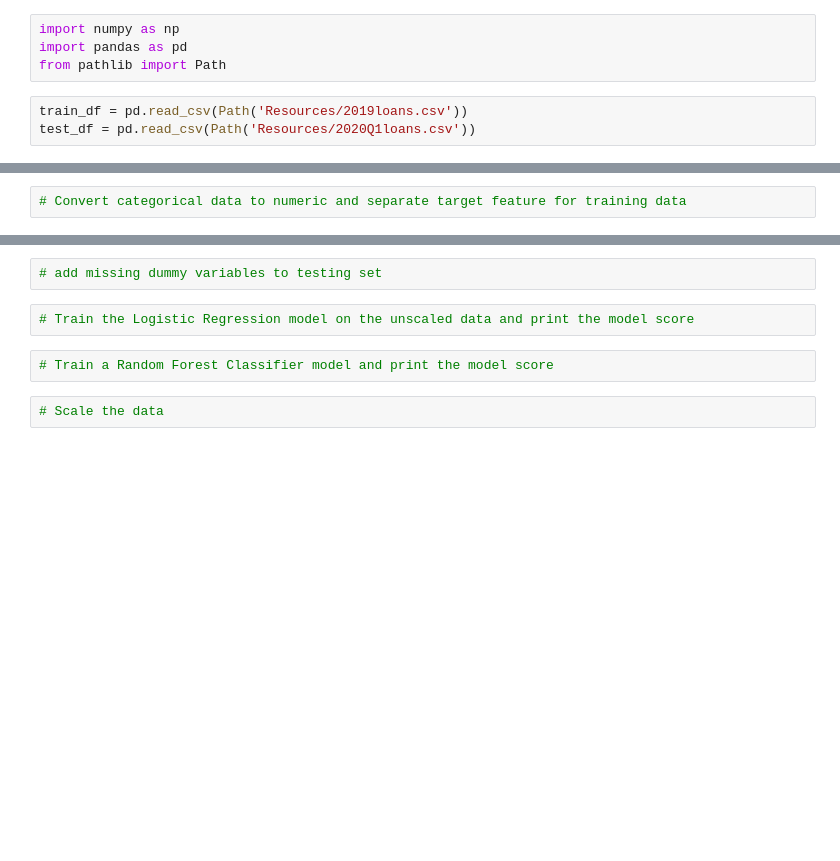
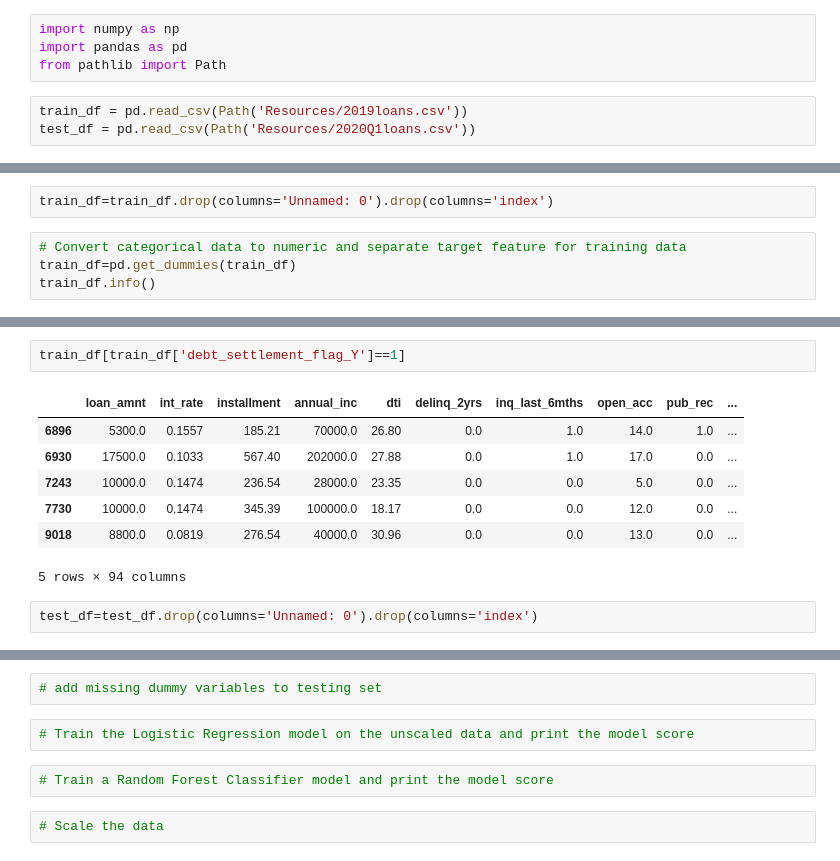
Before and after one commit to SColson82/Credit_Risk_Prediction, a Jupyter notebook: Credit Risk Evaluator.ipynb, the cells around one changed output, grey strips where cells are left out. Saved outputs shown, nothing was run; the diff lists cells and outputs as text; blank space fills up the shorter version.

```diff
--- a/Credit Risk Evaluator.ipynb
+++ b/Credit Risk Evaluator.ipynb
@@ -8,2 +49,6 @@ test_df = pd.read_csv(Path('Resources/2020Q1loans.csv'))
+# %%
+train_df=train_df.drop(columns='Unnamed: 0').drop(columns='index')
 # %%
 # Convert categorical data to numeric and separate target feature for training data
+train_df=pd.get_dummies(train_df)
+train_df.info()
@@ -10,2 +73,14 @@ test_df = pd.read_csv(Path('Resources/2020Q1loans.csv'))
+# %%
+train_df[train_df['debt_settlement_flag_Y']==1]
+# %% [output]
+|  | loan_amnt | int_rate | installment | annual_inc | dti | delinq_2yrs | inq_last_6mths | open_acc | pub_rec | ... |
+| 6896 | 5300.0 | 0.1557 | 185.21 | 70000.0 | 26.80 | 0.0 | 1.0 | 14.0 | 1.0 | ... |
+| 6930 | 17500.0 | 0.1033 | 567.40 | 202000.0 | 27.88 | 0.0 | 1.0 | 17.0 | 0.0 | ... |
+| 7243 | 10000.0 | 0.1474 | 236.54 | 28000.0 | 23.35 | 0.0 | 0.0 | 5.0 | 0.0 | ... |
+| 7730 | 10000.0 | 0.1474 | 345.39 | 100000.0 | 18.17 | 0.0 | 0.0 | 12.0 | 0.0 | ... |
+| 9018 | 8800.0 | 0.0819 | 276.54 | 40000.0 | 30.96 | 0.0 | 0.0 | 13.0 | 0.0 | ... |
+5 rows × 94 columns
+# %%
+test_df=test_df.drop(columns='Unnamed: 0').drop(columns='index')
 # %%
 # Convert categorical data to numeric and separate target feature for testing data
```
Also changed, not shown: parts of 7 cells of this notebook.
